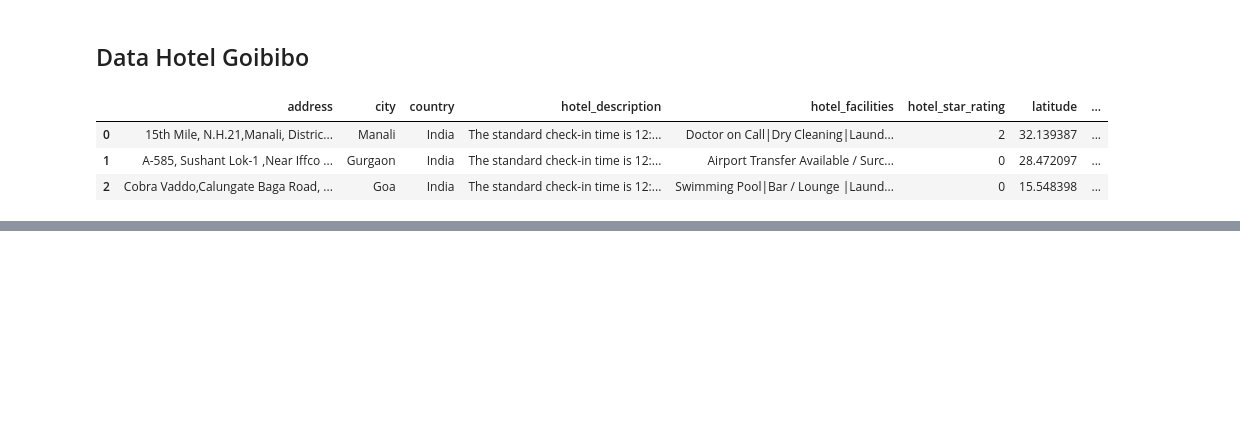
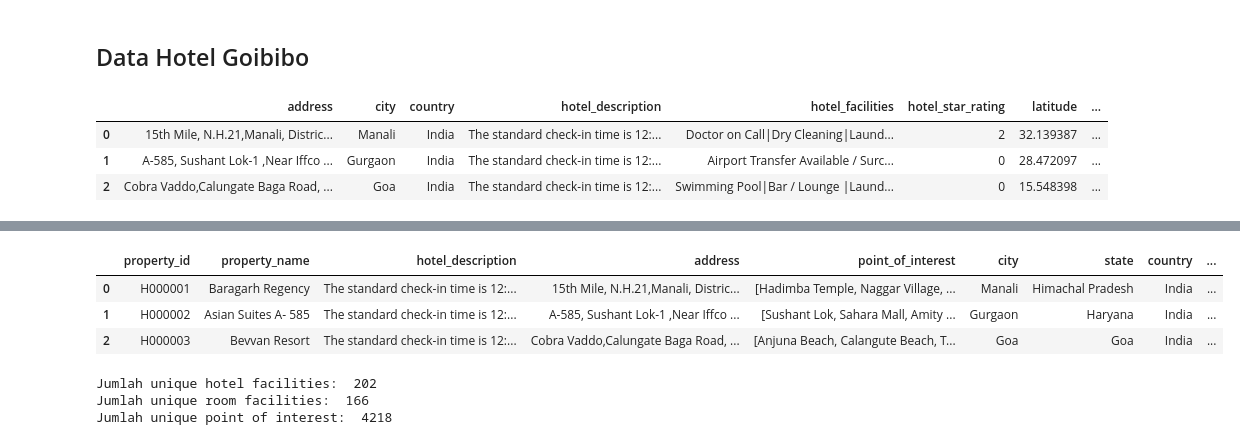
Before and after one commit to zulfauzi92/Hotel_Recomendation_Model_Traveloka, a Jupyter notebook: Eksplorasi Data/Eksplorasi Data Hotel.ipynb, the cells around one changed output, grey strips where cells are left out. Saved outputs shown, nothing was run; the diff lists cells and outputs as text; code cells hidden in the pictures; blank space fills up the shorter version.

```diff
--- a/Eksplorasi Data/Eksplorasi Data Hotel.ipynb
+++ b/Eksplorasi Data/Eksplorasi Data Hotel.ipynb
@@ -107,0 +153,17 @@ df_goibibo
+# %%
+# rearrange the feature position
+df_goibibo = df_goibibo[['property_id','property_name','hotel_description','address','point_of_interest','city','state','country','latitude','longitude','property_type','hotel_star_rating','hotel_facilities','room_facilities']]
+
+# recreate the property_id for better
+hid = []
+for n in range(1, len(df_goibibo)+1):
+    hid.append('H{0:06}'.format(n))
+df_goibibo['property_id'] = hid
+df_goibibo.to_csv('DataHotel_nonML.csv')
+# %%
+df_goibibo.head(3)
+# %% [output]
+|  | property_id | property_name | hotel_description | address | point_of_interest | city | state | country | ... |
+| 0 | H000001 | Baragarh Regency | The standard check-in time is 12:... | 15th Mile, N.H.21,Manali, Distric... | [Hadimba Temple, Naggar Village, ... | Manali | Himachal Pradesh | India | ... |
+| 1 | H000002 | Asian Suites A- 585 | The standard check-in time is 12:... | A-585, Sushant Lok-1 ,Near Iffco ... | [Sushant Lok, Sahara Mall, Amity ... | Gurgaon | Haryana | India | ... |
+| 2 | H000003 | Bevvan Resort | The standard check-in time is 12:... | Cobra Vaddo,Calungate Baga Road, ... | [Anjuna Beach, Calangute Beach, T... | Goa | Goa | India | ... |
@@ -107,0 +183,9 @@ df_goibibo
+# %%
+print('Jumlah unique hotel facilities: ', len(hotel))
+print('Jumlah unique room facilities: ', len(room))
+print('Jumlah unique point of interest: ', len(poi))
+# POI Terlalu beragam dan tidak standar sehingga tidak diperhitungkan dahulu dalam ML
+# %% [output]
+Jumlah unique hotel facilities:  202
+Jumlah unique room facilities:  166
+Jumlah unique point of interest:  4218
```
Also changed, not shown: parts of 8 cells of this notebook, 1 other file.
